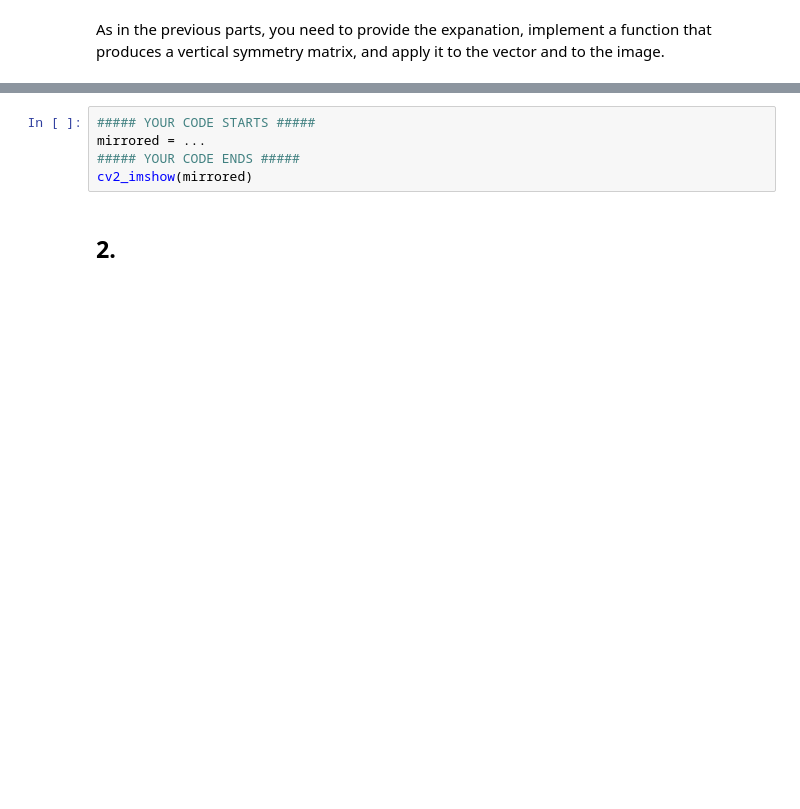
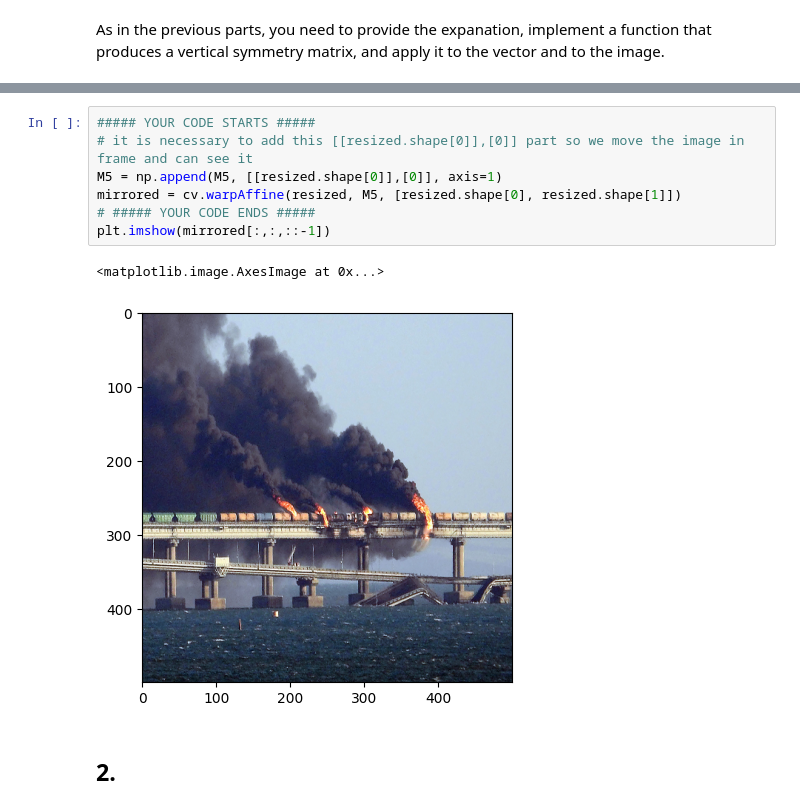
Before and after one commit to Siromanec/la-lab1-mutel_muzychuk_ivanov, a Jupyter notebook: Ivanov_Mutel_Muzychuk_LA_Lab_1.ipynb, the cells around one changed output, grey strips where cells are left out. Drawn from its saved outputs; the diff is of its cells as text; blank space fills up the shorter version.

```diff
--- a/Ivanov_Mutel_Muzychuk_LA_Lab_1.ipynb
+++ b/Ivanov_Mutel_Muzychuk_LA_Lab_1.ipynb
@@ -384,8 +435,13 @@ plt.show()
-# %%
-##### YOUR CODE STARTS #####
-mirrored = ...
-##### YOUR CODE ENDS #####
-cv2_imshow(mirrored)
+# %%
+##### YOUR CODE STARTS #####
+# it is necessary to add this [[resized.shape[0]],[0]] part so we move the image in frame and can see it
+M5 = np.append(M5, [[resized.shape[0]],[0]], axis=1)
+mirrored = cv.warpAffine(resized, M5, [resized.shape[0], resized.shape[1]])
+# ##### YOUR CODE ENDS #####
+plt.imshow(mirrored[:,:,::-1])
+# %% [output]
+<matplotlib.image.AxesImage at 0x...>
+[figure, added]
 # %% [markdown]
 ## 2.
 # %% [markdown]
```
Also changed, not shown: parts of 6 cells of this notebook.
